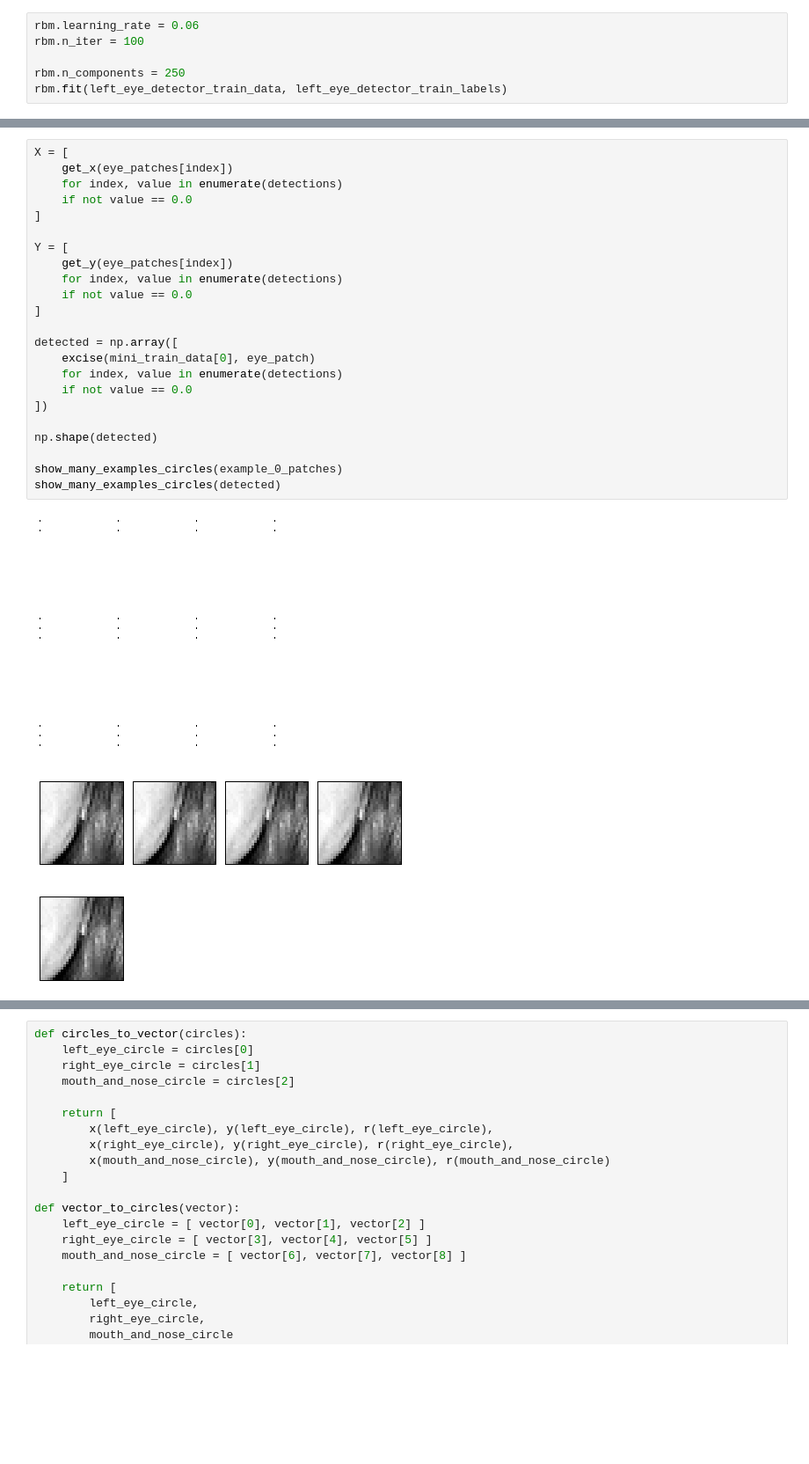
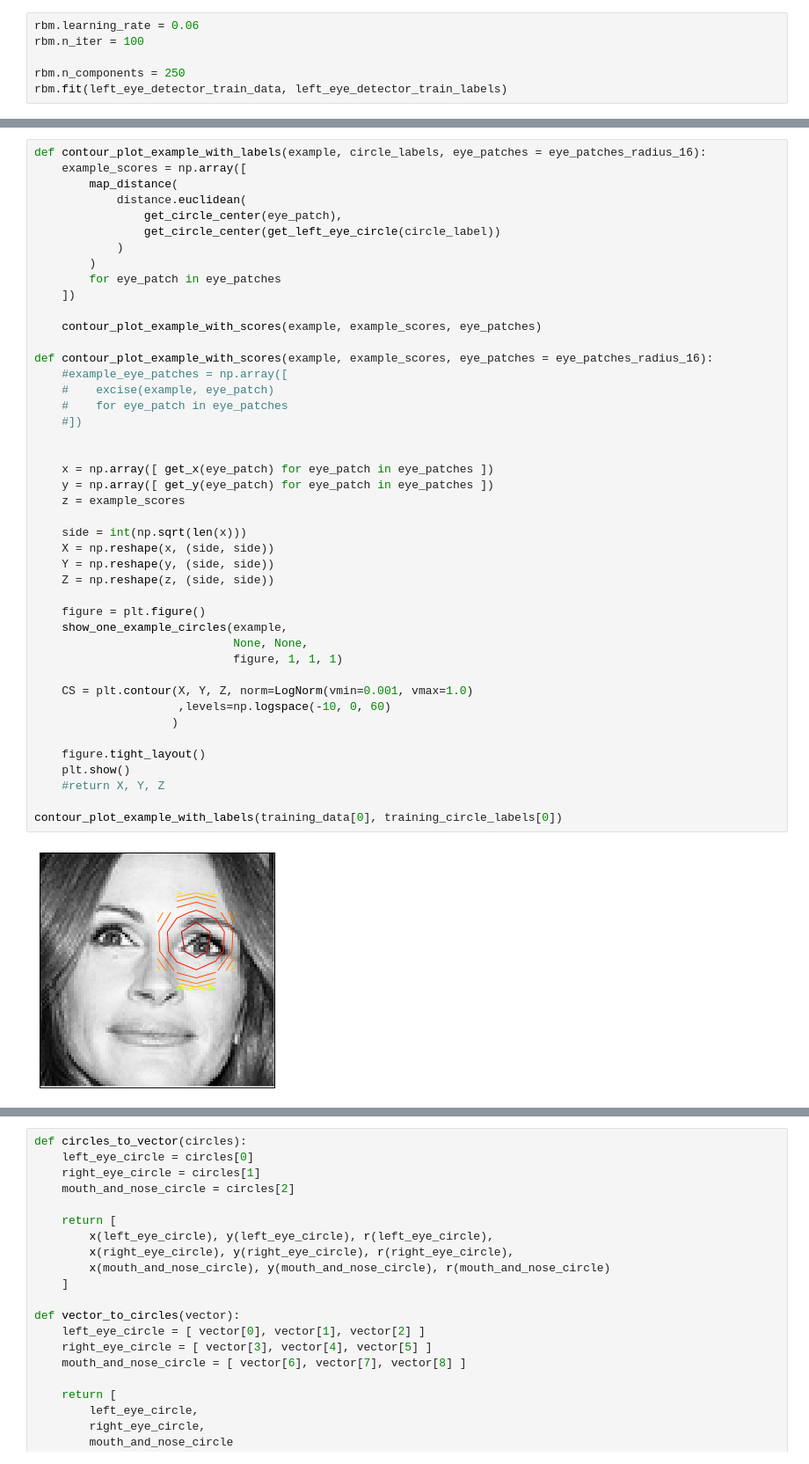
Before and after one commit to jbocharov-mids/W207-Final-Facial-Keypoint-Detection, a Jupyter notebook: python/Scratch-Face-Keypoint-Detection.ipynb, the cells around one changed output, grey strips where cells are left out. Shown at 88% size. Drawn from its saved outputs; the diff is of its cells as text; blank space fills up the shorter version.

```diff
--- a/python/Scratch-Face-Keypoint-Detection.ipynb
+++ b/python/Scratch-Face-Keypoint-Detection.ipynb
@@ -1000,26 +1116,46 @@ show_many_examples_circles(example_0_patches[range(16,32)])
-# %%
-X = [
-    get_x(eye_patches[index])
-    for index, value in enumerate(detections)
-    if not value == 0.0
-]
-
-Y = [
-    get_y(eye_patches[index])
-    for index, value in enumerate(detections)
-    if not value == 0.0
-]
-
-detected = np.array([
-    excise(mini_train_data[0], eye_patch)
-    for index, value in enumerate(detections)
-    if not value == 0.0
-])
-
-np.shape(detected)
-
-show_many_examples_circles(example_0_patches)
-show_many_examples_circles(detected)
-# %% [output]
-[figure, removed]
-[figure, removed]
+# %%
+def contour_plot_example_with_labels(example, circle_labels, eye_patches = eye_patches_radius_16):
+    example_scores = np.array([
+        map_distance(
+            distance.euclidean(
+                get_circle_center(eye_patch),
+                get_circle_center(get_left_eye_circle(circle_label))
+            )
+        )
+        for eye_patch in eye_patches
+    ])
+
+    contour_plot_example_with_scores(example, example_scores, eye_patches)
+
+def contour_plot_example_with_scores(example, example_scores, eye_patches = eye_patches_radius_16):
+    #example_eye_patches = np.array([
+    #    excise(example, eye_patch)
+    #    for eye_patch in eye_patches
+    #])
+
+
+    x = np.array([ get_x(eye_patch) for eye_patch in eye_patches ])
+    y = np.array([ get_y(eye_patch) for eye_patch in eye_patches ])
+    z = example_scores
+
+    side = int(np.sqrt(len(x)))
+    X = np.reshape(x, (side, side))
+    Y = np.reshape(y, (side, side))
+    Z = np.reshape(z, (side, side))
+
+    figure = plt.figure()
+    show_one_example_circles(example,
+                             None, None,
+                             figure, 1, 1, 1)
+
+    CS = plt.contour(X, Y, Z, norm=LogNorm(vmin=0.001, vmax=1.0)
+                     ,levels=np.logspace(-10, 0, 60)
+                    )
+
+    figure.tight_layout()
+    plt.show()
+    #return X, Y, Z
+
+contour_plot_example_with_labels(training_data[0], training_circle_labels[0])
+# %% [output]
+[figure, added]
```
Also changed, not shown: parts of 26 cells of this notebook, 1 other file.
